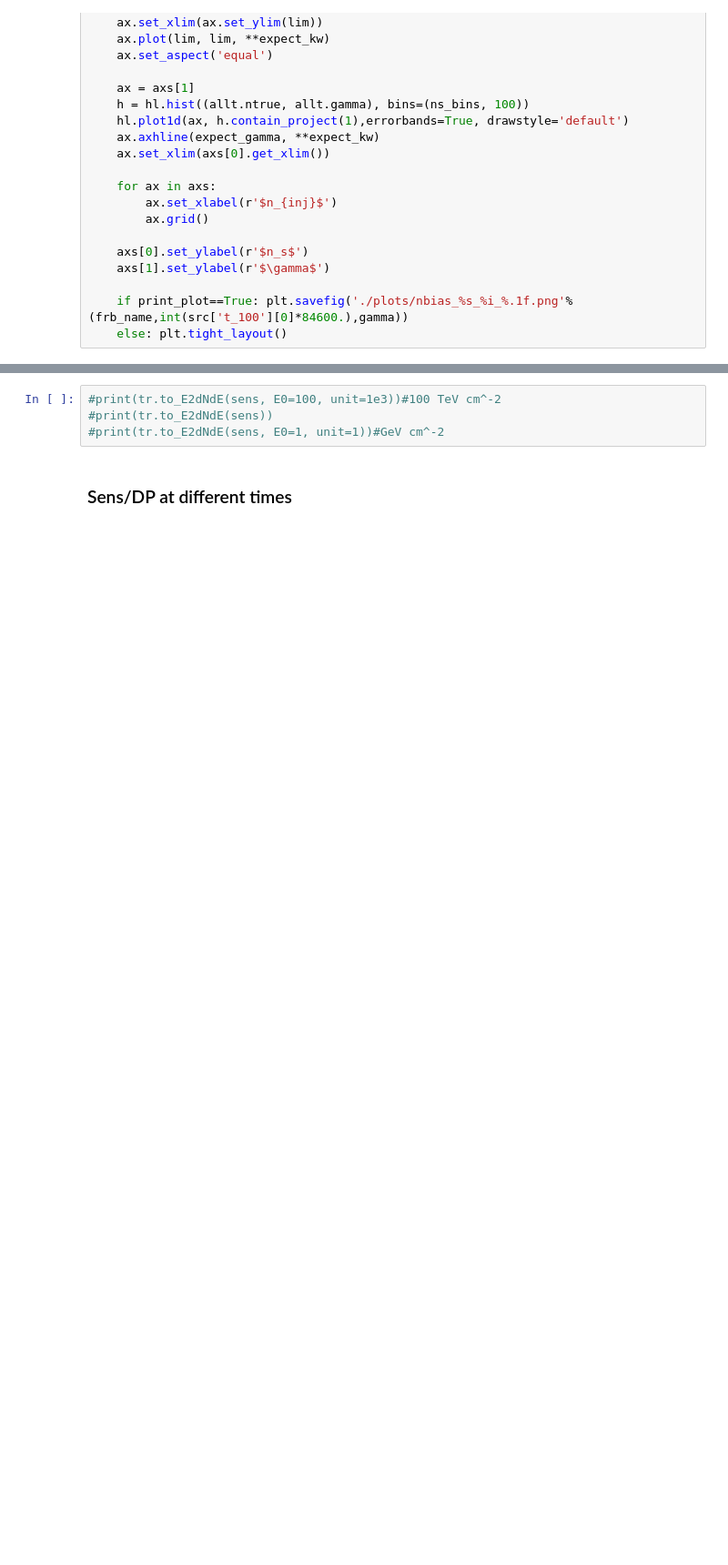
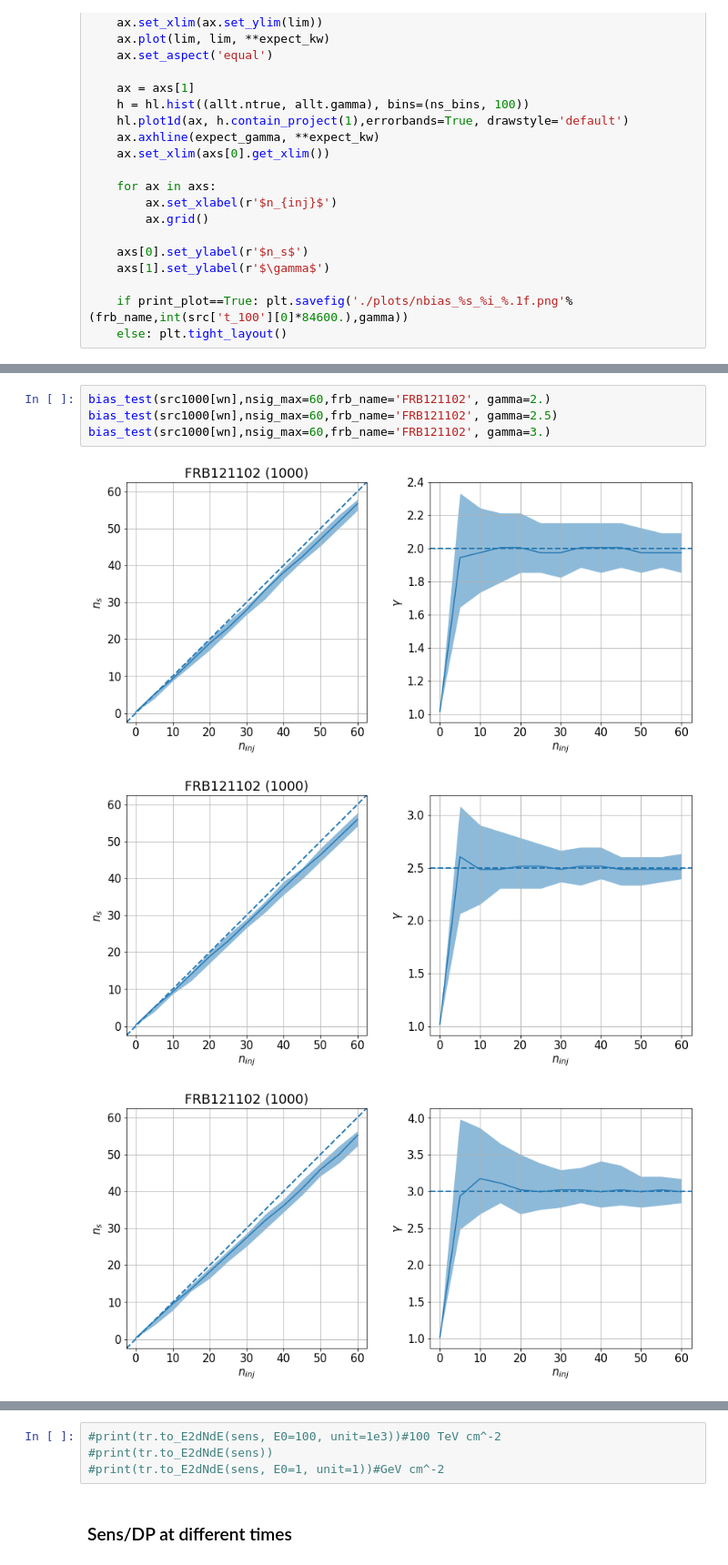
Before and after one commit to jessiethw/FRB, a Jupyter notebook: csky_bg_pfrc.ipynb, the cells around one changed output, grey strips where cells are left out. Shown at 91% size. Drawn from its saved outputs; the diff is of its cells as text; blank space fills up the shorter version.

```diff
--- a/csky_bg_pfrc.ipynb
+++ b/csky_bg_pfrc.ipynb
@@ -350,3 +386,11 @@ bias_test(src1d[wn],nsig_max=60,frb_name='FRB180110', gamma=3.)
 [figure]
 [figure]
 [figure]
+# %%
+bias_test(src1000[wn],nsig_max=60,frb_name='FRB121102', gamma=2.)
+bias_test(src1000[wn],nsig_max=60,frb_name='FRB121102', gamma=2.5)
+bias_test(src1000[wn],nsig_max=60,frb_name='FRB121102', gamma=3.)
+# %% [output]
+[figure, added]
+[figure, added]
+[figure, added]
```
Also changed, not shown: parts of 18 cells of this notebook, 6 other files.
